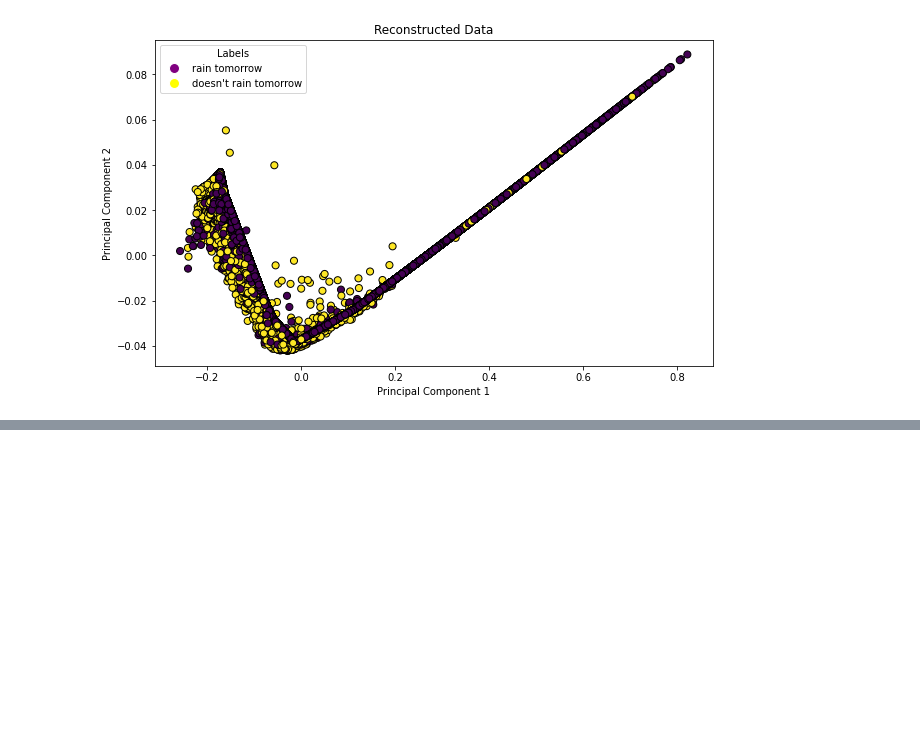
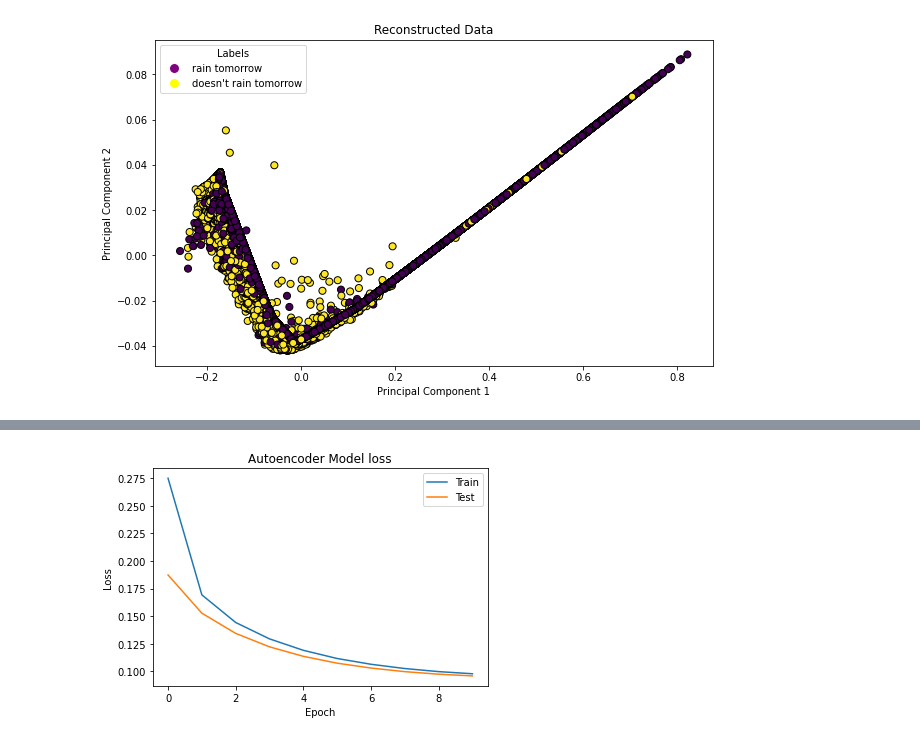
Before and after one commit to andreafancellu/NN_examples, a Jupyter notebook: autoencoders.ipynb, the cells around one changed output, grey strips where cells are left out. Saved outputs shown, nothing was run; the diff lists cells and outputs as text; code cells hidden in the pictures; blank space fills up the shorter version.

```diff
--- a/autoencoders.ipynb
+++ b/autoencoders.ipynb
@@ -291,0 +338,11 @@ plt.show()
+# %%
+# Normalization
+XTrain = XTrain.astype('float32') / 255
+XTest = XTest.astype('float32') / 255
+
+# Reshaping
+XTrain = XTrain.reshape((len(XTrain), np.prod(XTrain.shape[1:]))) # reshaping the 3D array to 2D array, 28x28=784
+XTest = XTest.reshape((len(XTest), np.prod(XTest.shape[1:])))
+
+print (XTrain.shape)
+print (XTest.shape)
@@ -291,0 +358,8 @@ plt.show()
+# %%
+InputModel = Input(shape=(784,))
+EncodedLayer = Dense(32, activation='relu')(InputModel)
+DecodedLayer = Dense(784, activation='sigmoid')(EncodedLayer)
+
+AutoencoderModel = Model(InputModel, DecodedLayer)
+
+AutoencoderModel.summary()
@@ -291,0 +382,12 @@ plt.show()
+# %%
+AutoencoderModel.compile(optimizer='adam', loss='binary_crossentropy') # binary_crossentropy because the input is normalized between 0 and 1
+
+history = AutoencoderModel.fit( #
+                    XTrain,
+                    XTrain, # y = XTrain because it's an autoencoder, bitch!
+                    batch_size=256, # numbero of traininf elements processed before adjusting the weights
+                    epochs=10,
+                    shuffle=True,
+                    validation_data=(XTest, XTest)) # validation set used to evaluate the autoencoder
+
+DecodedDigits = AutoencoderModel.predict(XTest)
@@ -291,0 +412,15 @@ plt.show()
+# %%
+def plotmodelhistory(history):
+    # history is a dictionary recording training loss values and metrics values for every epoch
+    plt.plot(history.history['loss'])
+    plt.plot(history.history['val_loss'])
+    plt.title('Autoencoder Model loss')
+    plt.ylabel('Loss')
+    plt.xlabel('Epoch')
+    plt.legend(['Train', 'Test'], loc='upper right')
+    plt.show()
+
+#print(history.history.keys())
+plotmodelhistory(history)
+# %% [output]
+[figure, added]
```
Also changed, not shown: parts of 18 cells of this notebook.
